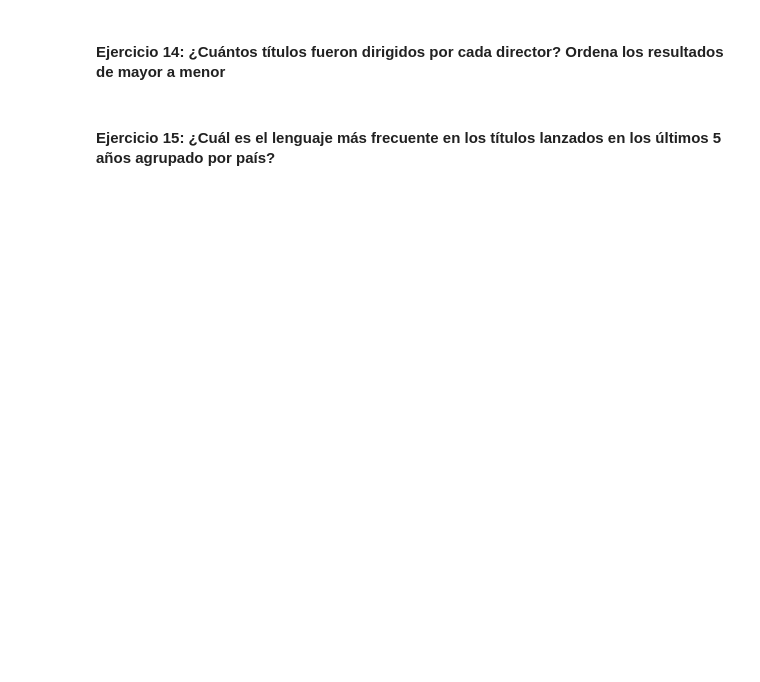
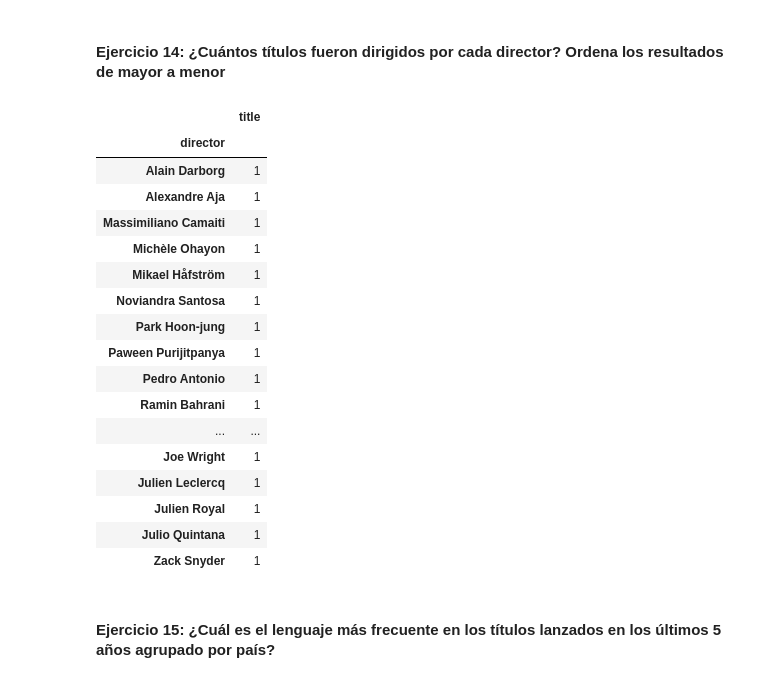
Before and after one commit to Cucks13/laboratorio-modulo02-leccion03-filtrado-groupby, a Jupyter notebook: laboratorio-modulo2-leccion03-groupby.ipynb, the cells around one changed output. Saved outputs shown, nothing was run; the diff lists cells and outputs as text; code cells hidden in the pictures; blank space fills up the shorter version.

```diff
--- a/laboratorio-modulo2-leccion03-groupby.ipynb
+++ b/laboratorio-modulo2-leccion03-groupby.ipynb
@@ -43,4 +194,25 @@ En este laboratorio usaremos el DataFrame creado en la lección anterior resulta
 # %% [markdown]
 #### Ejercicio 14: ¿Cuántos títulos fueron dirigidos por cada director? Ordena los resultados de mayor a menor
+# %%
+df.query("release_year == 2021").groupby("director")[["title"]].count().sort_values(by="title",ascending=False)
+# %% [output]
+|  | title |
+| director |  |
+| Alain Darborg | 1 |
+| Alexandre Aja | 1 |
+| Massimiliano Camaiti | 1 |
+| Michèle Ohayon | 1 |
+| Mikael Håfström | 1 |
+| Noviandra Santosa | 1 |
+| Park Hoon-jung | 1 |
+| Paween Purijitpanya | 1 |
+| Pedro Antonio | 1 |
+| Ramin Bahrani | 1 |
+| ... | ... |
+| Joe Wright | 1 |
+| Julien Leclercq | 1 |
+| Julien Royal | 1 |
+| Julio Quintana | 1 |
+| Zack Snyder | 1 |
 # %% [markdown]
 #### Ejercicio 15: ¿Cuál es el lenguaje más frecuente en los títulos lanzados en los últimos 5 años agrupado por país?
```
Also changed, not shown: parts of 15 cells of this notebook.
